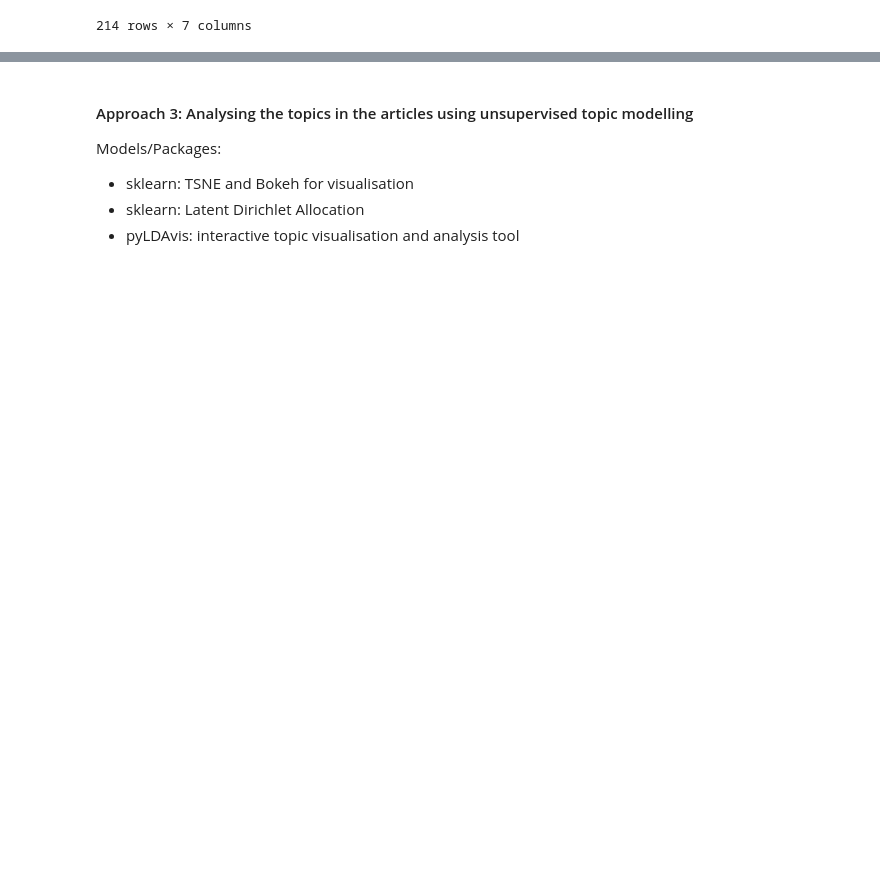
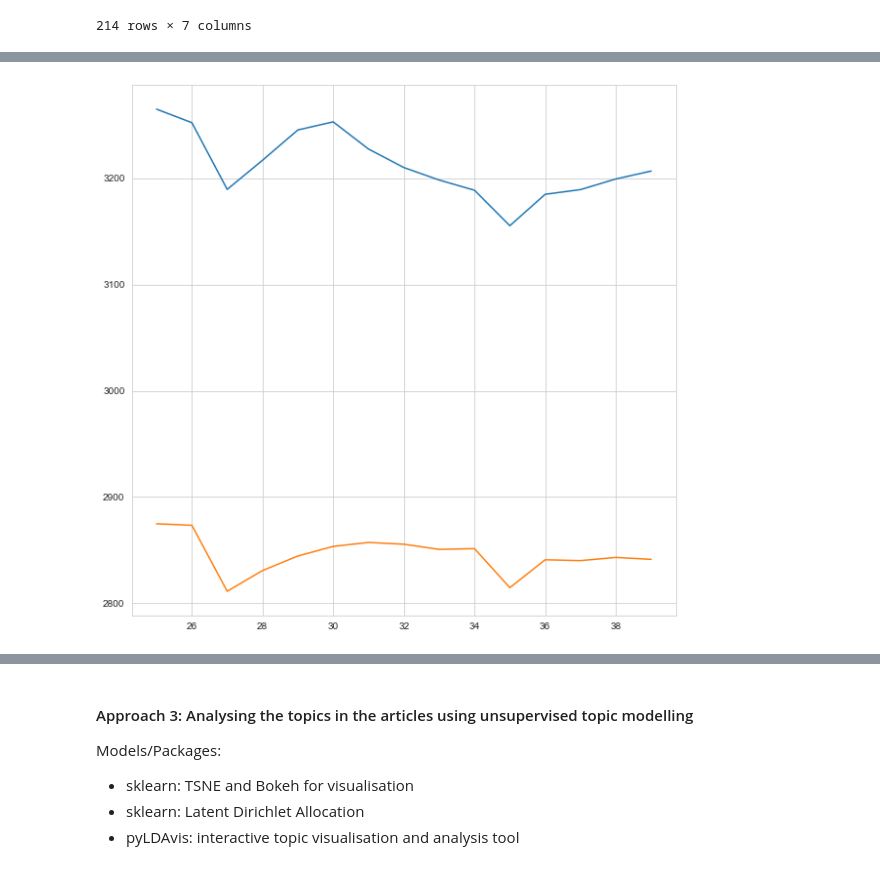
Before and after one commit to dudikbender/article-popularity-nlp, a Jupyter notebook: exploration/analysis_of_content_and_predicting_claps/analysis.ipynb, the cells around one changed output, grey strips where cells are left out. Cells and saved outputs as stored; diff of their text form; code cells hidden in the pictures; blank space fills up the shorter version.

```diff
--- a/exploration/analysis_of_content_and_predicting_claps/analysis.ipynb
+++ b/exploration/analysis_of_content_and_predicting_claps/analysis.ipynb
@@ -284,0 +285,25 @@ ValueError: setting an array element with a sequence.
+# %%
+# Next, using K-Nearest Neighbors with titles to predict claps
+
+# Establish a range of estimators to test
+neighbors_range = range(25, 40)
+
+list_of_rmse = []
+list_of_mae = []
+for neighbor in neighbors_range:
+    model = KNeighborsRegressor(n_neighbors=neighbor)
+    root_mse = modeller.sklearn_prediction_with_vectors(model_select=model)[0]
+    mae = modeller.sklearn_prediction_with_vectors(model_select=model)[1]
+    list_of_rmse.append(root_mse)
+    list_of_mae.append(mae)
+
+plot_data = pd.DataFrame({'neighbors':neighbors_range,
+                        'root_MSE':list_of_rmse,
+                         'MAE':list_of_mae})
+
+plt.figure(figsize=(10,10))
+plt.plot(plot_data.neighbors, plot_data.root_MSE, label='Root Mean Squared Error')
+plt.plot(plot_data.neighbors, plot_data.MAE, label='Mean Absolute Error')
+plt.show()
+# %% [output]
+[figure, added]
```
Also changed, not shown: parts of 37 cells of this notebook, 5 other files.
